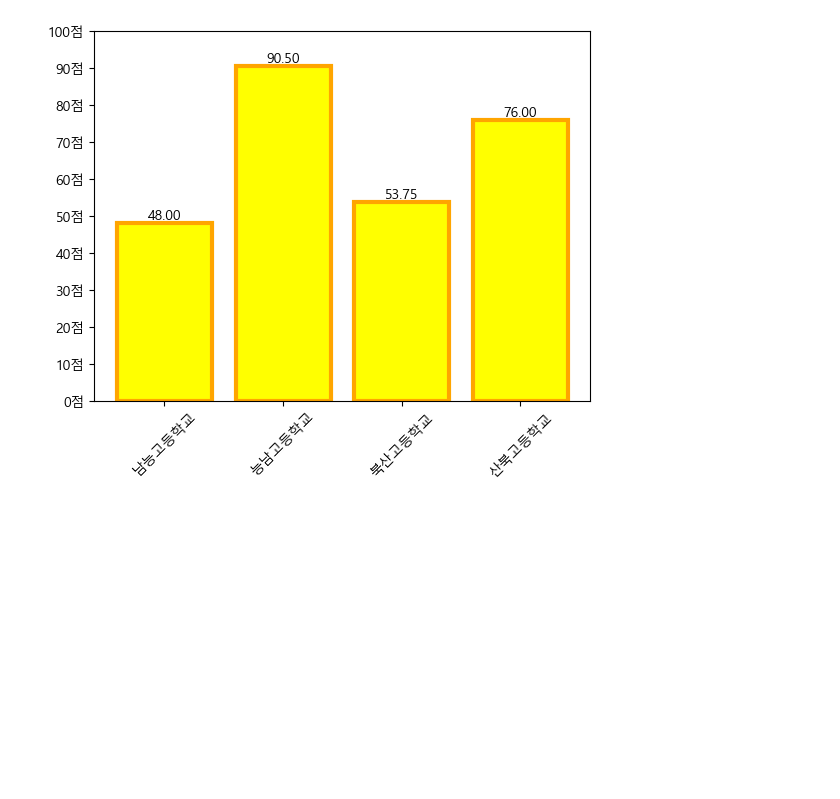
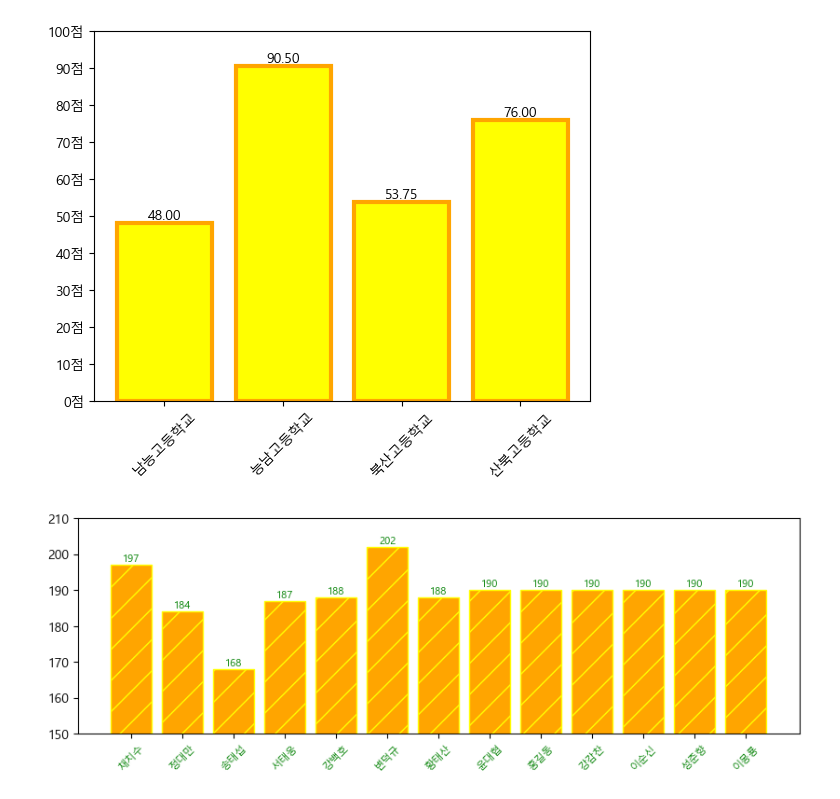
Before and after one commit to Jeongchani/AI_python, a Jupyter notebook: 04.데이터시각화/08.데이터프레임활용.ipynb, the cells around one changed output. Drawn from its saved outputs; the diff is of its cells as text; code cells hidden in the pictures; blank space fills up the shorter version.

```diff
--- a/04.데이터시각화/08.데이터프레임활용.ipynb
+++ b/04.데이터시각화/08.데이터프레임활용.ipynb
@@ -142,3 +142,24 @@ plt.xticks(shcool, [s+'등학교' for s in shcool], rotation=45)
 plt.show()
 # %% [output]
 [figure]
+# %%
+#학생별 키 막대그래프
+import pandas as pd
+df = pd.read_csv('c:/python/04.데이터시각화/data/score.csv', index_col='지원번호')
+
+import matplotlib.pyplot as plt
+#한글설정
+plt.rc('font', family = 'Malgun Gothic')
+plt.rc('font', size = 10)
+plt.rc('axes', unicode_minus = False)
+# %%
+name = df['이름']
+height = df['키']
+plt.figure(figsize=(10, 3))
+plt.ylim(150, 210)
+plt.bar(name, height, color='orange', hatch='/', ec='yellow')
+plt.xticks(name, rotation=45, size=8, color='g')
+for idx, h in enumerate(height):
+    plt.text(idx, h+1, h, ha='center', color='g', size=8)
+# %% [output]
+[figure, added]
```
Also changed, not shown: parts of 4 cells of this notebook, 3 other files.
